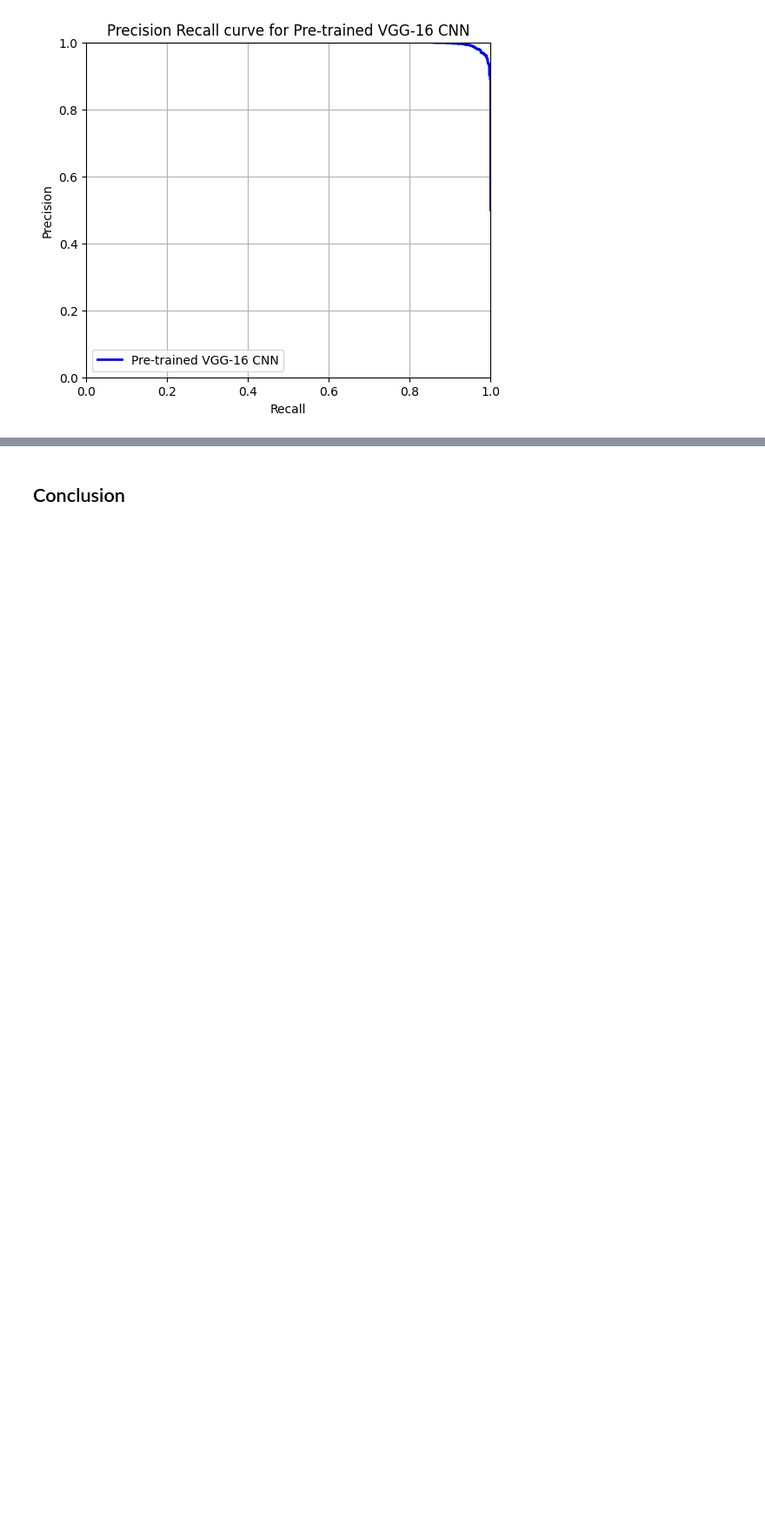
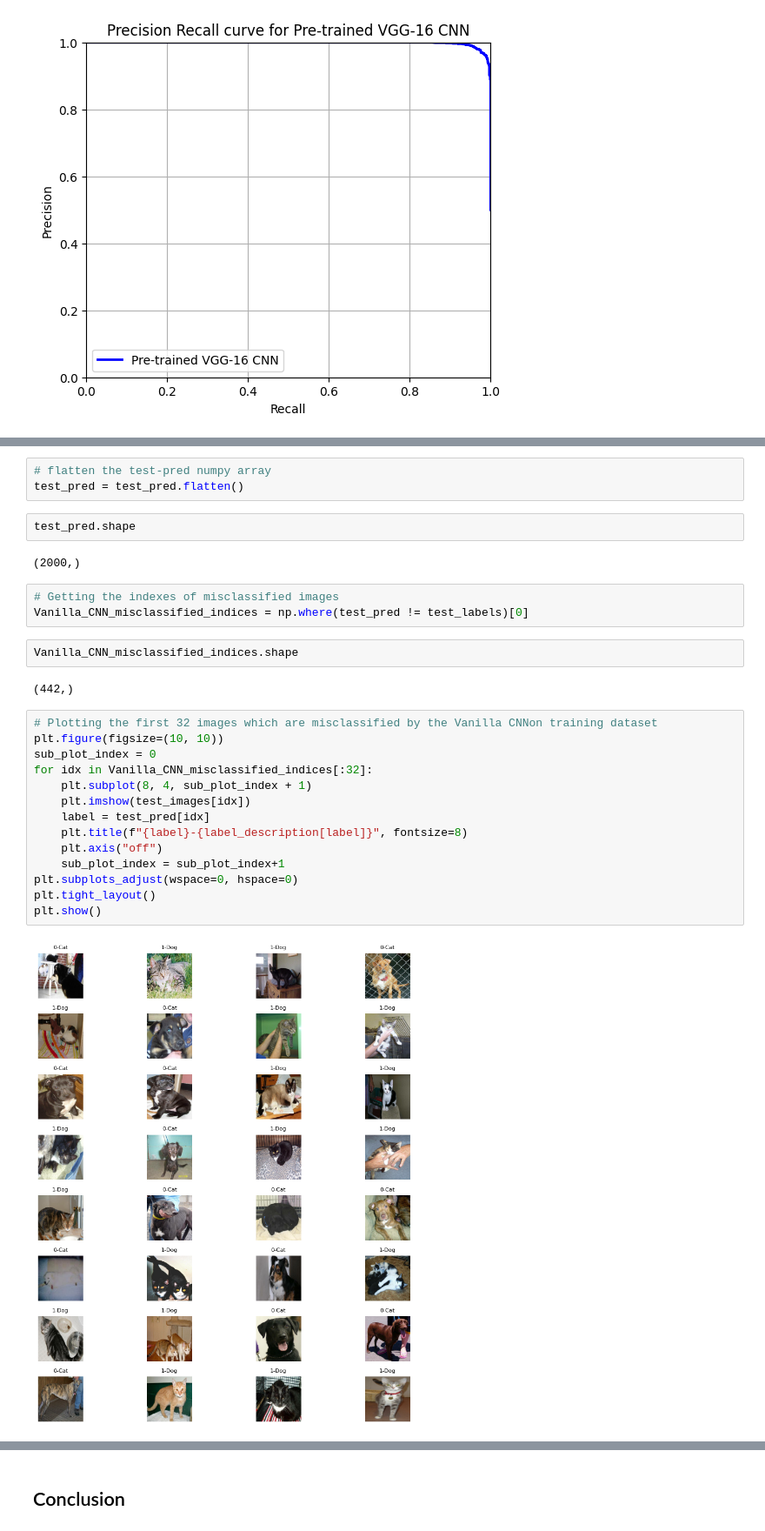
Before and after one commit to hemasree798/CSCN8010-labs, a Jupyter notebook: Dogs_vs_cats_classification.ipynb, the cells around one changed output, grey strips where cells are left out. Shown at 87% size. Cells and saved outputs as stored; diff of their text form; blank space fills up the shorter version.

```diff
--- a/Dogs_vs_cats_classification.ipynb
+++ b/Dogs_vs_cats_classification.ipynb
@@ -815,0 +882,30 @@ plt.show()
+# %%
+# flatten the test-pred numpy array
+test_pred = test_pred.flatten()
+# %%
+test_pred.shape
+# %% [output]
+(2000,)
+# %%
+# Getting the indexes of misclassified images
+Vanilla_CNN_misclassified_indices = np.where(test_pred != test_labels)[0]
+# %%
+Vanilla_CNN_misclassified_indices.shape
+# %% [output]
+(442,)
+# %%
+# Plotting the first 32 images which are misclassified by the Vanilla CNNon training dataset
+plt.figure(figsize=(10, 10))
+sub_plot_index = 0
+for idx in Vanilla_CNN_misclassified_indices[:32]:
+    plt.subplot(8, 4, sub_plot_index + 1)
+    plt.imshow(test_images[idx])
+    label = test_pred[idx]
+    plt.title(f"{label}-{label_description[label]}", fontsize=8)
+    plt.axis("off")
+    sub_plot_index = sub_plot_index+1
+plt.subplots_adjust(wspace=0, hspace=0)
+plt.tight_layout()
+plt.show()
+# %% [output]
+[figure, added]
```
Also changed, not shown: parts of 25 cells of this notebook, 1 other file.
